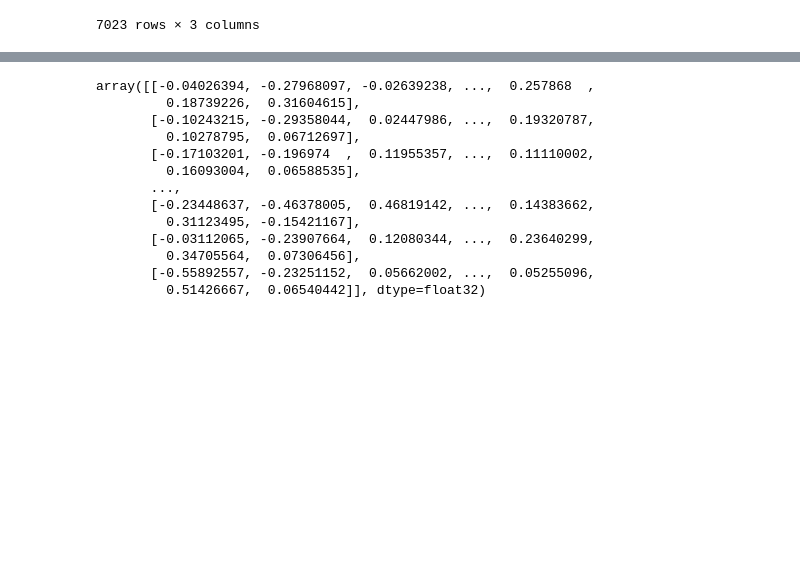
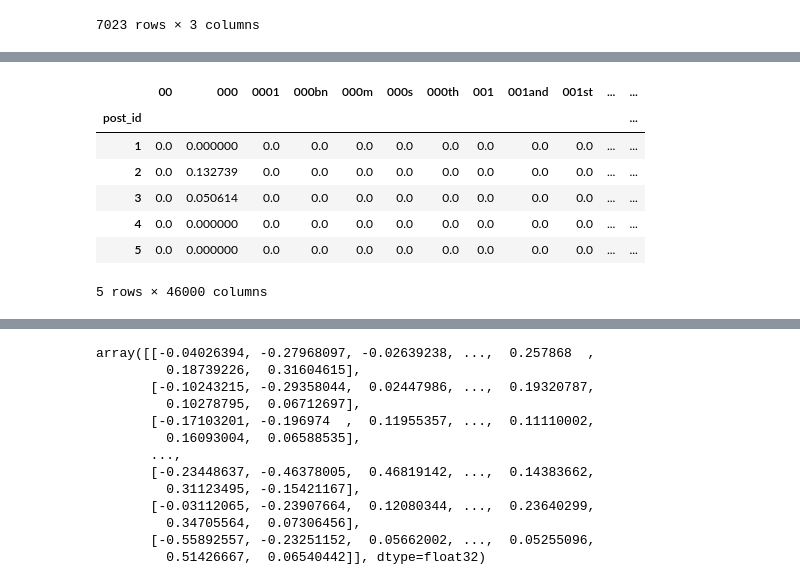
Before and after one commit to dtrubitsin/post_recommendation, a Jupyter notebook: FP_feachures.ipynb, the cells around one changed output, grey strips where cells are left out. Drawn from its saved outputs; the diff is of its cells as text; code cells hidden in the pictures; blank space fills up the shorter version.

```diff
--- a/FP_feachures.ipynb
+++ b/FP_feachures.ipynb
@@ -74,0 +55,26 @@ post_text_df
+# %%
+# Приведение текста к одному виду
+
+import re
+import string
+import nltk
+
+from sklearn.feature_extraction.text import TfidfVectorizer
+
+nltk.download("wordnet")
+wnl = nltk.stem.WordNetLemmatizer()
+
+def preprocessing(line, token=wnl):
+    line = line.lower()
+    line = re.sub(r"[{}]".format(string.punctuation), " ", line)
+    line = line.replace('\n\n', ' ').replace('\n', ' ')
+    line = ' '.join([token.lemmatize(x) for x in line.split(' ')])
+    return line
+
+
+tfidf = TfidfVectorizer(
+    stop_words='english',
+    preprocessor=preprocessing
+)
+
+tfidf
@@ -74,0 +85,23 @@ post_text_df
+# %%
+tfidf_data = (
+    tfidf
+    .fit_transform(post_text_df['text'])
+    .toarray()
+)
+
+tfidf_data = pd.DataFrame(
+    tfidf_data,
+    index=post_text_df.post_id,
+    columns=tfidf.get_feature_names_out()
+)
+
+tfidf_data.head()
+# %% [output]
+|  | 00 | 000 | 0001 | 000bn | 000m | 000s | 000th | 001 | 001and | 001st | ... | ... |
+| post_id |  |  |  |  |  |  |  |  |  |  |  | ... |
+| 1 | 0.0 | 0.000000 | 0.0 | 0.0 | 0.0 | 0.0 | 0.0 | 0.0 | 0.0 | 0.0 | ... | ... |
+| 2 | 0.0 | 0.132739 | 0.0 | 0.0 | 0.0 | 0.0 | 0.0 | 0.0 | 0.0 | 0.0 | ... | ... |
+| 3 | 0.0 | 0.050614 | 0.0 | 0.0 | 0.0 | 0.0 | 0.0 | 0.0 | 0.0 | 0.0 | ... | ... |
+| 4 | 0.0 | 0.000000 | 0.0 | 0.0 | 0.0 | 0.0 | 0.0 | 0.0 | 0.0 | 0.0 | ... | ... |
+| 5 | 0.0 | 0.000000 | 0.0 | 0.0 | 0.0 | 0.0 | 0.0 | 0.0 | 0.0 | 0.0 | ... | ... |
+5 rows × 46000 columns
```
Also changed, not shown: parts of 72 cells of this notebook, 5 other files.
